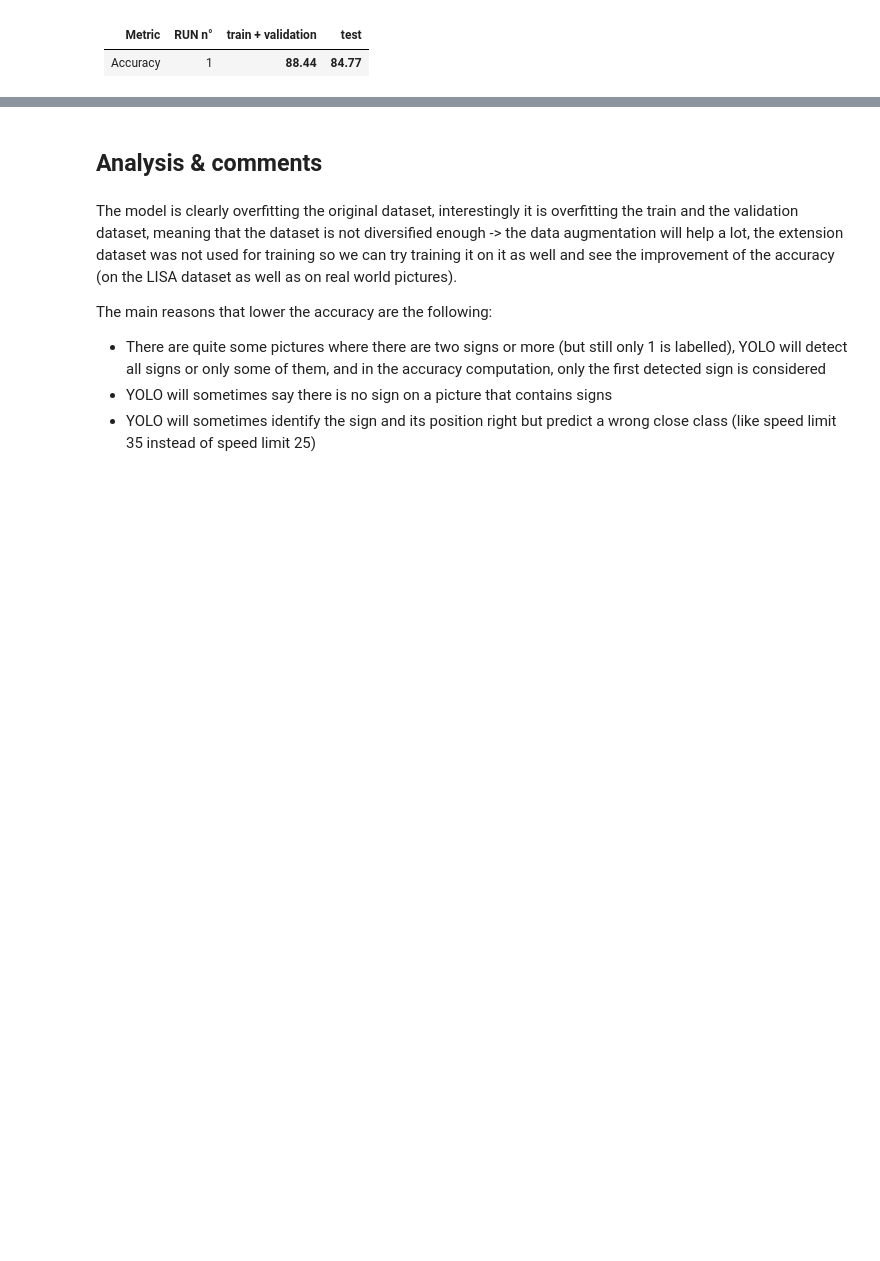
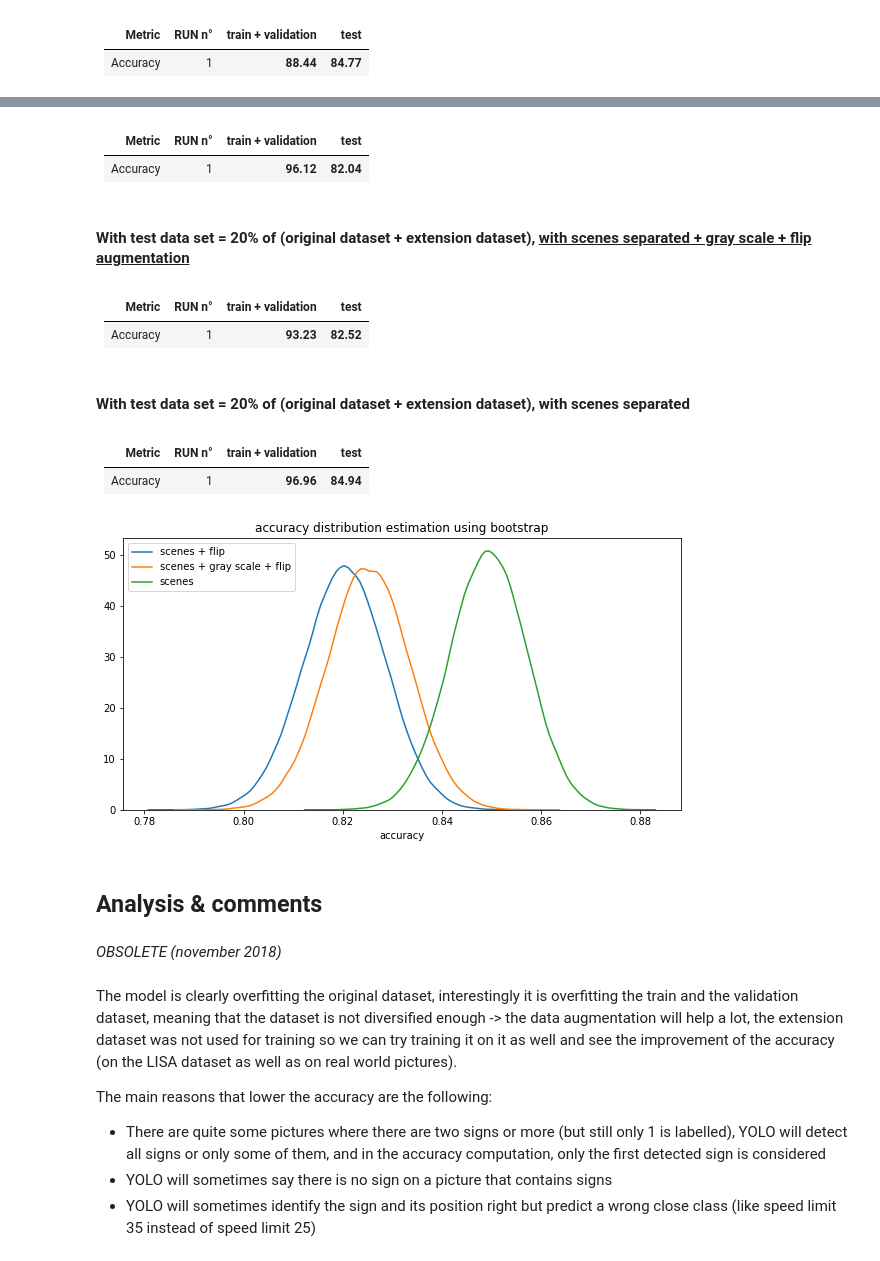
Before and after one commit to LouisTilloy/volvo_capstone_2018_2019, a Jupyter notebook: yolo/keras-yolo3/yolo_evaluation.ipynb, the cells around one changed output, grey strips where cells are left out. Saved outputs shown, nothing was run; the diff lists cells and outputs as text; code cells hidden in the pictures; blank space fills up the shorter version.

```diff
--- a/yolo/keras-yolo3/yolo_evaluation.ipynb
+++ b/yolo/keras-yolo3/yolo_evaluation.ipynb
@@ -306,5 +291,38 @@ dump_mistakes('mistakes.json')
+# %% [markdown]
+| Metric | RUN n°| train + validation | test        |
+|--------|-------|--------------------|-------------|
+|Accuracy|   1   | **96.12**          | **82.04**   |
+# %% [markdown]
+<h4> With test data set = 20% of (original dataset + extension dataset), <u> with scenes separated + gray scale + flip augmentation </u> </h4>
+# %% [markdown]
+| Metric | RUN n°| train + validation | test        |
+|--------|-------|--------------------|-------------|
+|Accuracy|   1   | **93.23**          | **82.52**   |
+# %% [markdown]
+<h4> With test data set = 20% of (original dataset + extension dataset), with scenes separated </h4>
+# %% [markdown]
+| Metric | RUN n°| train + validation | test        |
+|--------|-------|--------------------|-------------|
+|Accuracy|   1   | **96.96**          | **84.94**   |
+# %%
+import matplotlib.pyplot as plt
+from eval_utils import plot_bootstrap_curve
+
+plt.figure(figsize=(10, 5))
+
+plot_bootstrap_curve(0.8204, 2104, "scenes + flip")
+plot_bootstrap_curve(0.8252, 2104, "scenes + gray scale + flip")
+plot_bootstrap_curve(0.8494, 2104, "scenes")
+
+plt.title("accuracy distribution estimation using bootstrap")
+plt.xlabel("accuracy")
+plt.savefig("acc_bootstrap.png")
+# %% [output]
+[figure, added]
 # %% [markdown]
 <h2> Analysis & comments </h2>
+# %% [markdown]
+<i> OBSOLETE (november 2018) </i>
 # %% [markdown]
 The model is clearly overfitting the original dataset, interestingly it is overfitting the train and the validation dataset, meaning that the dataset is not diversified enough -> the data augmentation will help a lot, the extension dataset was not used for training so we can try training it on it as well and see the improvement of the accuracy (on the LISA dataset as well as on real world pictures).
 
```
Also changed, not shown: parts of 12 cells of this notebook, 5 other files.
